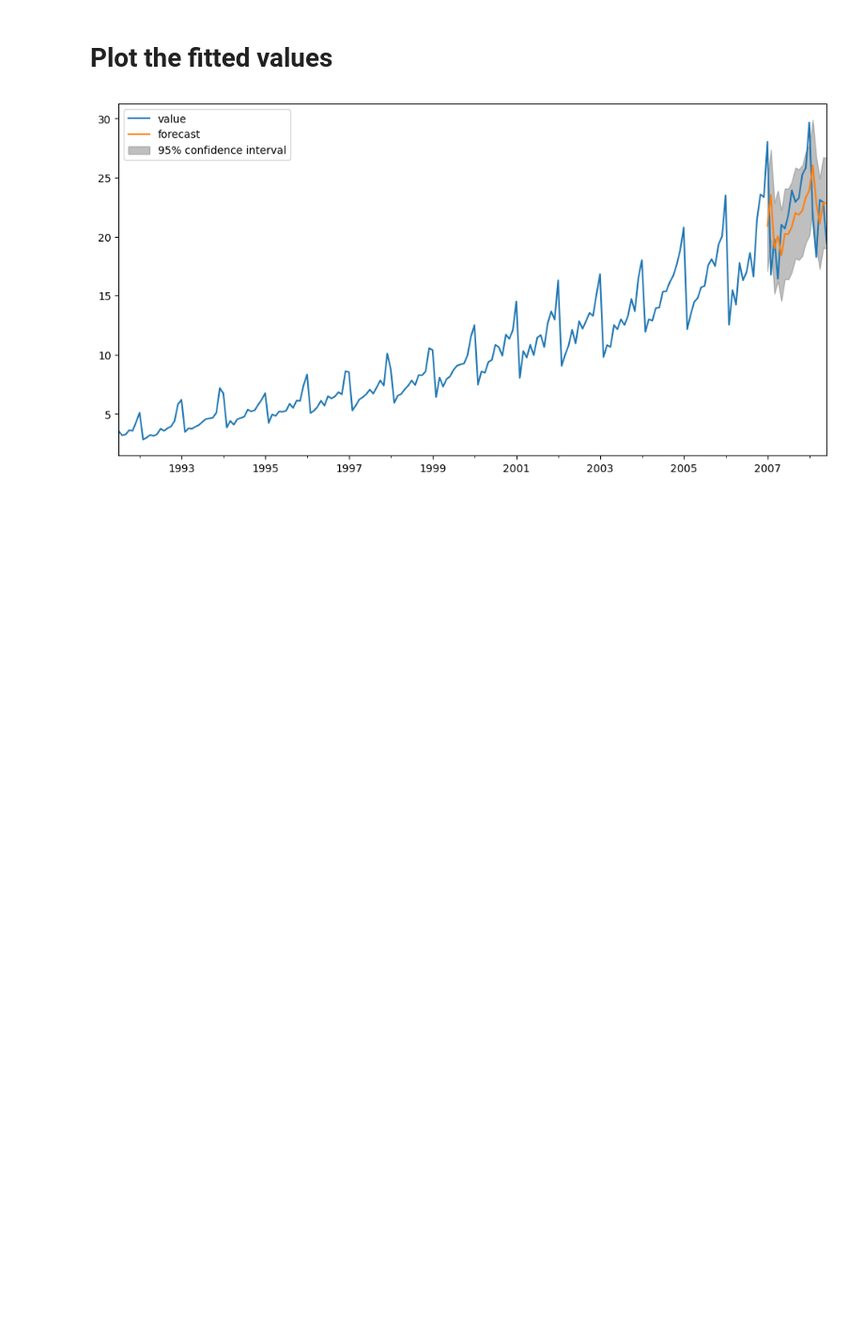
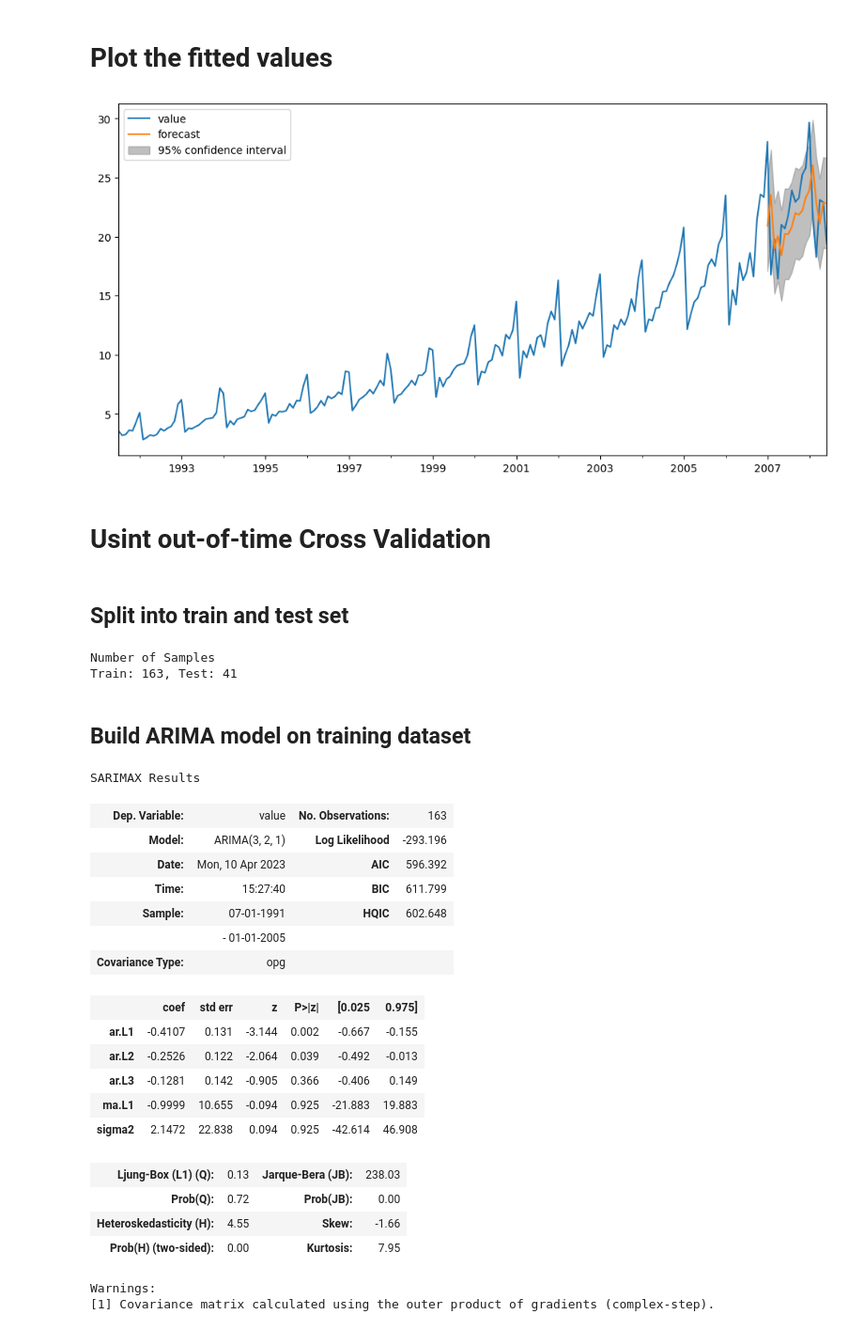
Before and after one commit to neemiasbsilva/datascience-portfolio, a Jupyter notebook: forecasting/notebooks/02_NBS_arima_model.ipynb, the cells around one changed output. Shown: that part at 94% size. Drawn from its saved outputs; the diff is of its cells as text; code cells hidden in the pictures; blank space fills up the shorter version.

Commit message:
Building ARIMA model

```diff
--- a/forecasting/notebooks/02_NBS_arima_model.ipynb
+++ b/forecasting/notebooks/02_NBS_arima_model.ipynb
@@ -272,3 +276,43 @@ def plot_fitted_values(df, history):
 plot_fitted_values(df_data, history)
 # %% [output]
 [figure]
+# %% [markdown]
+# Usint out-of-time Cross Validation
+# %% [markdown]
+## Split into train and test set
+# %%
+train = df_data.value[:int(0.8*len(df_data))]
+test = df_data.value[int(0.8*len(df_data)):]
+
+print("Number of Samples")
+print(f"Train: {len(train)}, Test: {len(test)}")
+# %% [output]
+Number of Samples
+Train: 163, Test: 41
+# %% [markdown]
+## Build ARIMA model on training dataset
+# %%
+model = ARIMA(train, order=(3, 2, 1))
+history = model.fit()
+history.summary()
+# %% [output]
+SARIMAX Results
+| Dep. Variable: | value | No. Observations: | 163 |
+| Model: | ARIMA(3, 2, 1) | Log Likelihood | -293.196 |
+| Date: | Mon, 10 Apr 2023 | AIC | 596.392 |
+| Time: | 15:27:40 | BIC | 611.799 |
+| Sample: | 07-01-1991 | HQIC | 602.648 |
+|  | - 01-01-2005 |  |  |
+| Covariance Type: | opg |  |  |
+|  | coef | std err | z | P>|z| | [0.025 | 0.975] |
+| ar.L1 | -0.4107 | 0.131 | -3.144 | 0.002 | -0.667 | -0.155 |
+| ar.L2 | -0.2526 | 0.122 | -2.064 | 0.039 | -0.492 | -0.013 |
+| ar.L3 | -0.1281 | 0.142 | -0.905 | 0.366 | -0.406 | 0.149 |
+| ma.L1 | -0.9999 | 10.655 | -0.094 | 0.925 | -21.883 | 19.883 |
+| sigma2 | 2.1472 | 22.838 | 0.094 | 0.925 | -42.614 | 46.908 |
+| Ljung-Box (L1) (Q): | 0.13 | Jarque-Bera (JB): | 238.03 |
+| Prob(Q): | 0.72 | Prob(JB): | 0.00 |
+| Heteroskedasticity (H): | 4.55 | Skew: | -1.66 |
+| Prob(H) (two-sided): | 0.00 | Kurtosis: | 7.95 |
+Warnings:
+[1] Covariance matrix calculated using the outer product of gradients (complex-step).
```
Also changed, not shown: parts of 10 cells of this notebook.
